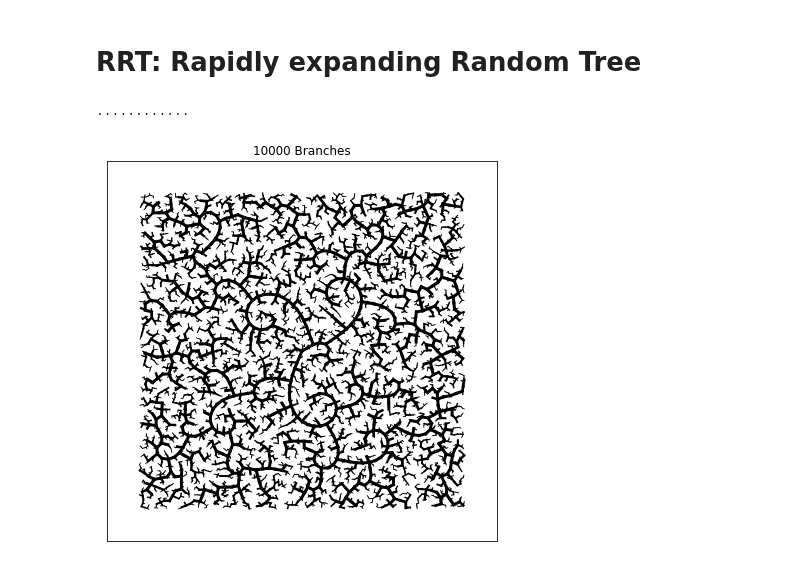
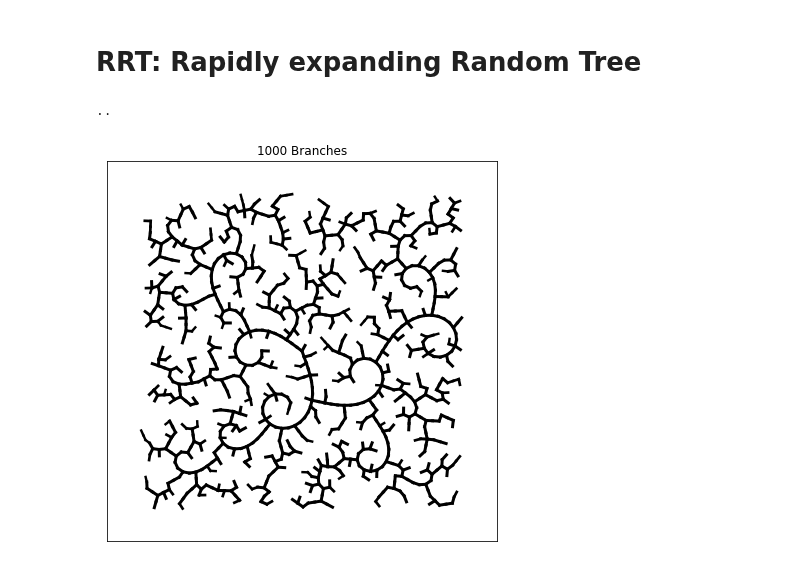
Before and after one commit to khakhalin/Sketches, a Jupyter notebook: procedural_art/rrt.ipynb, the cells around one changed output. Drawn from its saved outputs; the diff is of its cells as text; code cells hidden in the pictures.

```diff
--- a/procedural_art/rrt.ipynb
+++ b/procedural_art/rrt.ipynb
@@ -5,7 +5,7 @@ import numpy as np
 import matplotlib.pyplot as plt
 # %%
 # Two actual parameters:
-N_BRANCHES = 10000
+N_BRANCHES = 1000
 STEP_INITIAL = 0.02
 
 # Three artsy parameters:
@@ -59,32 +59,33 @@ for i in range(N_BRANCHES):
     line = None                                         # A list of points
     for i in range(nsteps):
         old = point
         point = point+vect
         if CURVE_TYPE == "hook":
             vect = np.matmul(rot(angle_sign*i*angle_coeff),vect) # Turn a bit
         if point[0]<0 or point[0]>1 or point[1]<0 or point[1]>1: # Reached border
             break
         (closest, d2) = nearest(tree, point)                     # Collision with the tree
         if d2<= threshold:
             if CLOSE_PATHS:                                      # Artsy tesselation
                 line = np.vstack((line,tree[closest,:]))
                 ax.plot([old[0], point[0]], [old[1], point[1]],
                         'k-', linewidth = current_width)
             break
         if line is None:
             line = point        # Init with point itself
         else:
             line = np.vstack((line,point))
         ax.plot([old[0], point[0]], [old[1], point[1]], 'k-', linewidth = current_width)
+
     if line is None:
         count_failures += 1
     else:
         tree = np.vstack((tree,line))               # Add line to the tree
         count_failures = 0                          # Reset the count of failures
     if count_failures == MAX_FAILS:                 # If too many fails recently, act on it
         step *= STEP_DECREMENT
         current_width *= STEP_DECREMENT
         print('.',end='')
 # %% [output]
-............
+..
-[figure, old version]
+[figure, new version]
```
Also changed, not shown: 3 other files.
